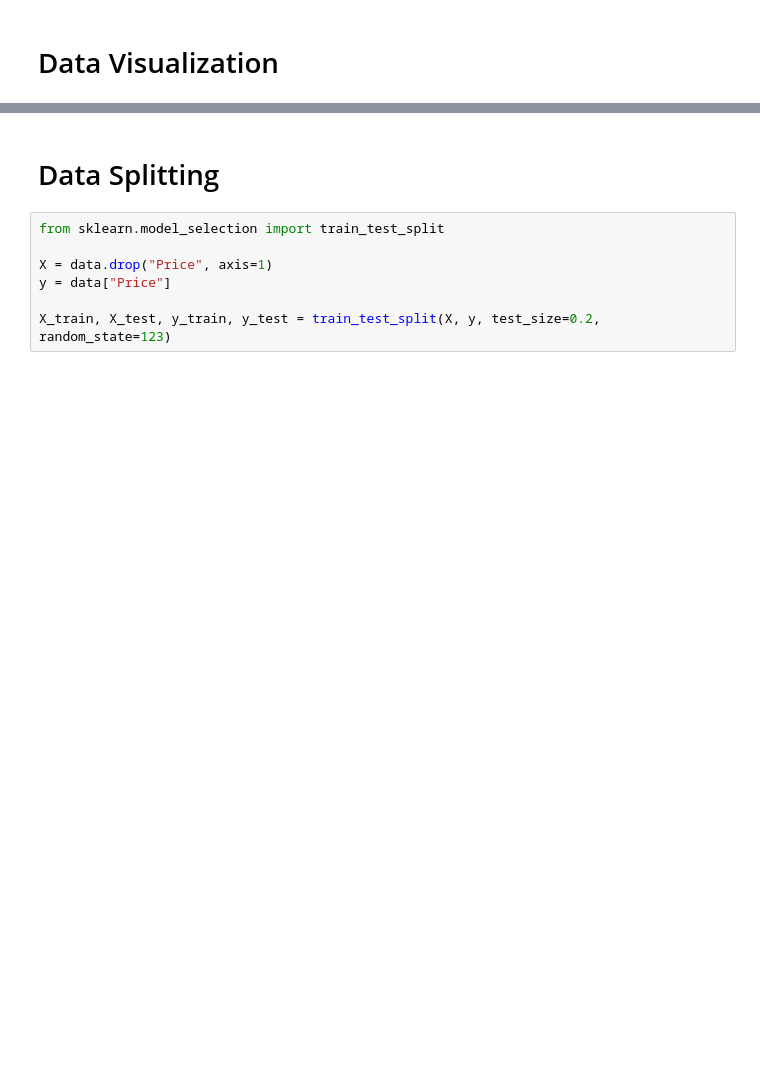
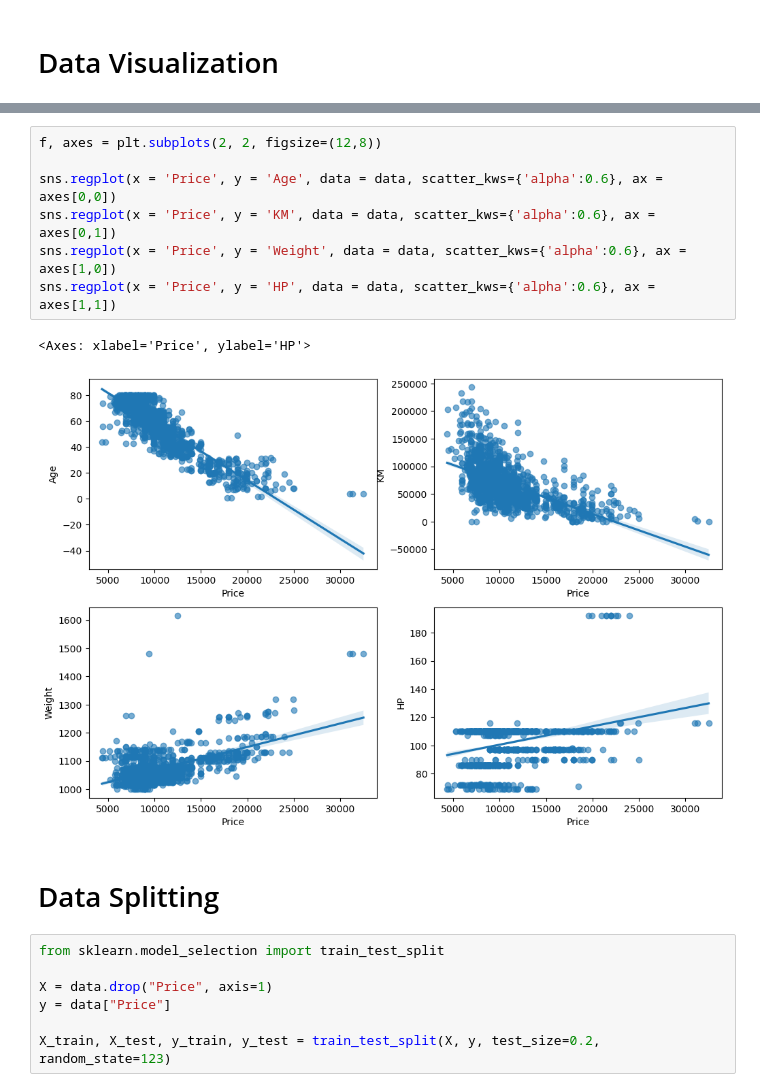
Before and after one commit to vijaycross/ExcelR-Data-Science-Assignments, a Jupyter notebook: 05. Multi Linear Regression/ToyotaCorollaPricePrediction.ipynb, the cells around one changed output, grey strips where cells are left out. Cells and saved outputs as stored; diff of their text form; blank space fills up the shorter version.

```diff
--- a/05. Multi Linear Regression/ToyotaCorollaPricePrediction.ipynb
+++ b/05. Multi Linear Regression/ToyotaCorollaPricePrediction.ipynb
@@ -206,3 +225,13 @@ plt.show()
+# %%
+f, axes = plt.subplots(2, 2, figsize=(12,8))
+
+sns.regplot(x = 'Price', y = 'Age', data = data, scatter_kws={'alpha':0.6}, ax = axes[0,0])
+sns.regplot(x = 'Price', y = 'KM', data = data, scatter_kws={'alpha':0.6}, ax = axes[0,1])
+sns.regplot(x = 'Price', y = 'Weight', data = data, scatter_kws={'alpha':0.6}, ax = axes[1,0])
+sns.regplot(x = 'Price', y = 'HP', data = data, scatter_kws={'alpha':0.6}, ax = axes[1,1])
+# %% [output]
+<Axes: xlabel='Price', ylabel='HP'>
+[figure, added]
 # %% [markdown]
 # Data Splitting
 # %%
```
Also changed, not shown: parts of 42 cells of this notebook.
